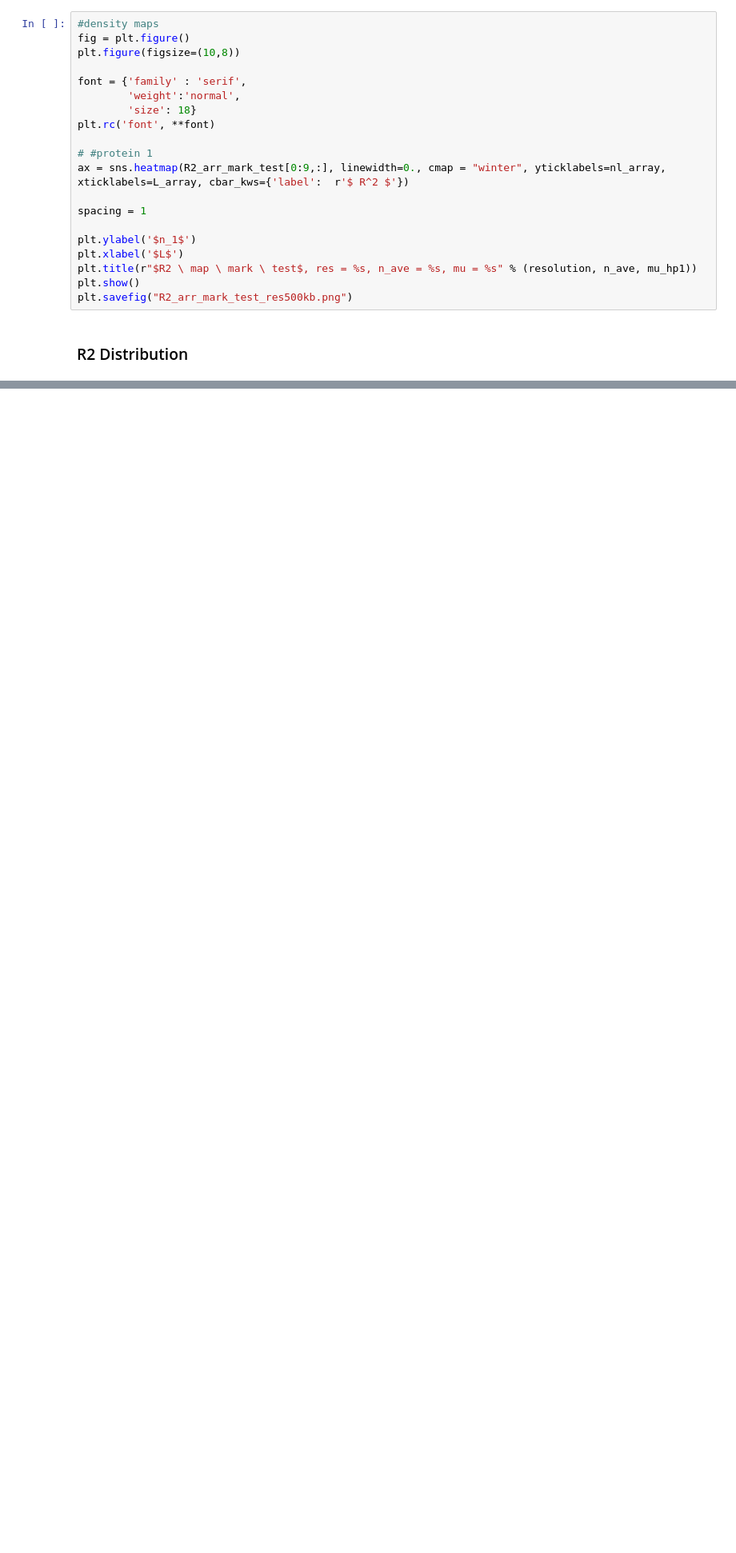
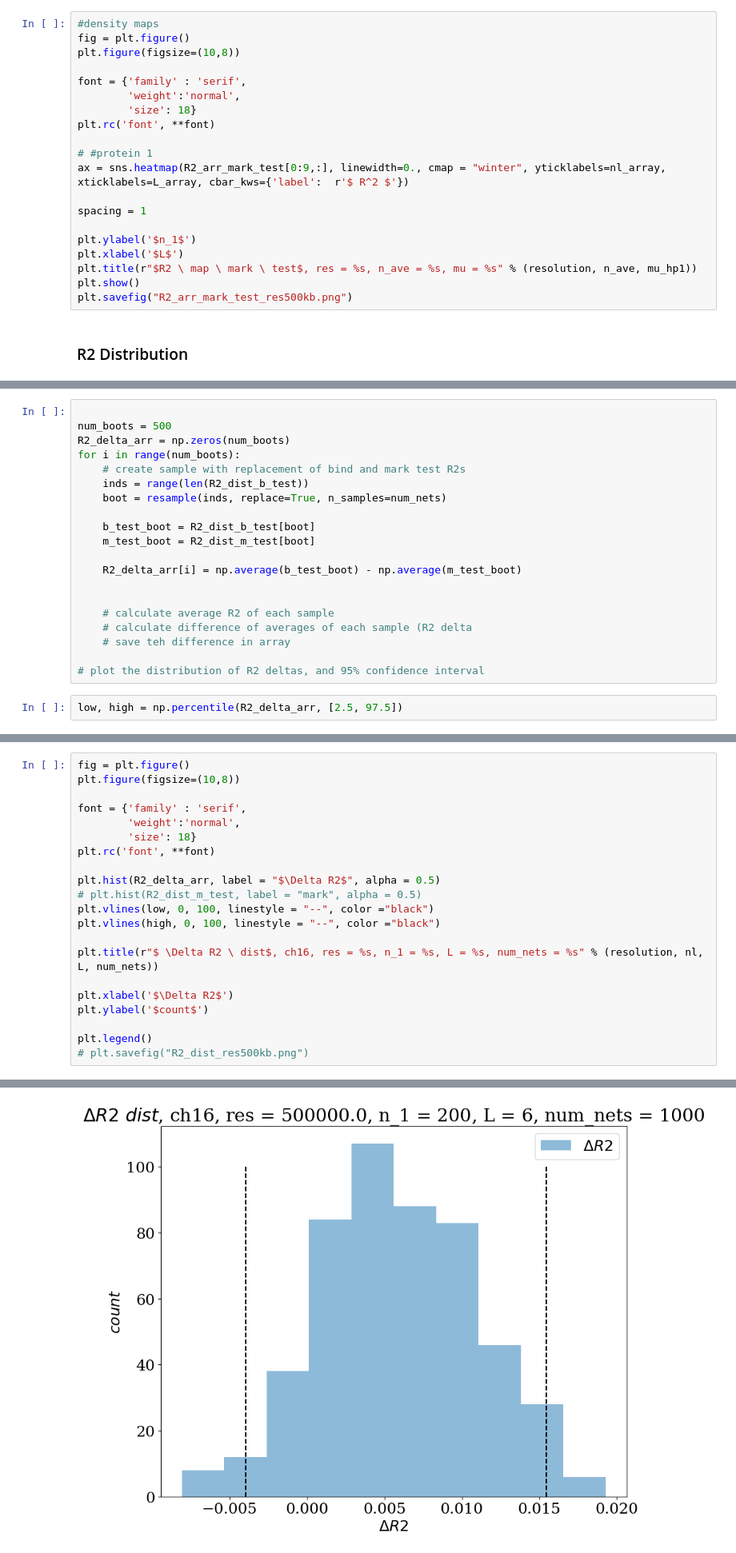
Before and after one commit to tmhabte/Hi-C_from_mark_bind, a Jupyter notebook: Hi-C_MLP_final.ipynb, the cells around one changed output, grey strips where cells are left out. Shown at 80% size. Drawn from its saved outputs; the diff is of its cells as text; blank space fills up the shorter version.

```diff
--- a/Hi-C_MLP_final.ipynb
+++ b/Hi-C_MLP_final.ipynb
@@ -1081,0 +1422,22 @@ plt.savefig("R2_arr_mark_test_res500kb.png")
+# %%
+
+num_boots = 500
+R2_delta_arr = np.zeros(num_boots)
+for i in range(num_boots):
+    # create sample with replacement of bind and mark test R2s
+    inds = range(len(R2_dist_b_test))
+    boot = resample(inds, replace=True, n_samples=num_nets)
+
+    b_test_boot = R2_dist_b_test[boot]
+    m_test_boot = R2_dist_m_test[boot]
+
+    R2_delta_arr[i] = np.average(b_test_boot) - np.average(m_test_boot)
+
+
+    # calculate average R2 of each sample
+    # calculate difference of averages of each sample (R2 delta
+    # save teh difference in array
+
+# plot the distribution of R2 deltas, and 95% confidence interval
+# %%
+low, high = np.percentile(R2_delta_arr, [2.5, 97.5])
@@ -1081,0 +1452,22 @@ plt.savefig("R2_arr_mark_test_res500kb.png")
+# %%
+fig = plt.figure()
+plt.figure(figsize=(10,8))
+
+font = {'family' : 'serif',
+        'weight':'normal',
+        'size': 18}
+plt.rc('font', **font)
+
+plt.hist(R2_delta_arr, label = "$\Delta R2$", alpha = 0.5)
+# plt.hist(R2_dist_m_test, label = "mark", alpha = 0.5)
+plt.vlines(low, 0, 100, linestyle = "--", color ="black")
+plt.vlines(high, 0, 100, linestyle = "--", color ="black")
+
+plt.title(r"$ \Delta R2 \ dist$, ch16, res = %s, n_1 = %s, L = %s, num_nets = %s" % (resolution, nl, L, num_nets))
+
+plt.xlabel('$\Delta R2$')
+plt.ylabel('$count$')
+
+plt.legend()
+# plt.savefig("R2_dist_res500kb.png")
+# %% [output]
@@ -1081,0 +1476 @@ plt.savefig("R2_arr_mark_test_res500kb.png")
+[figure, added]
```
Also changed, not shown: parts of 32 cells of this notebook.
